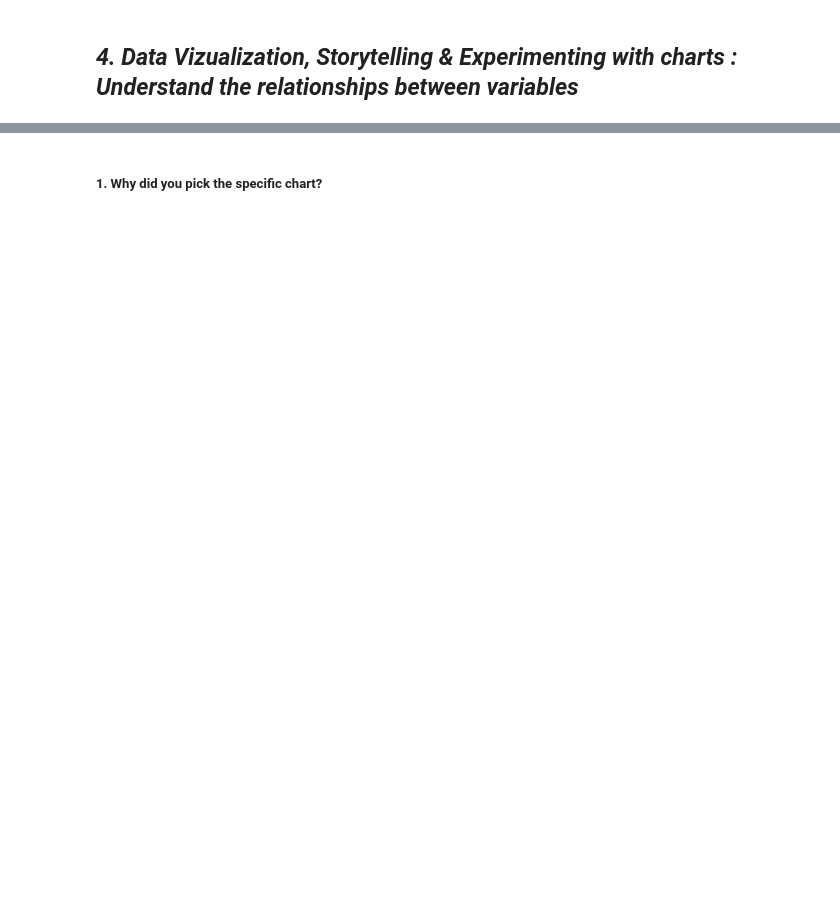
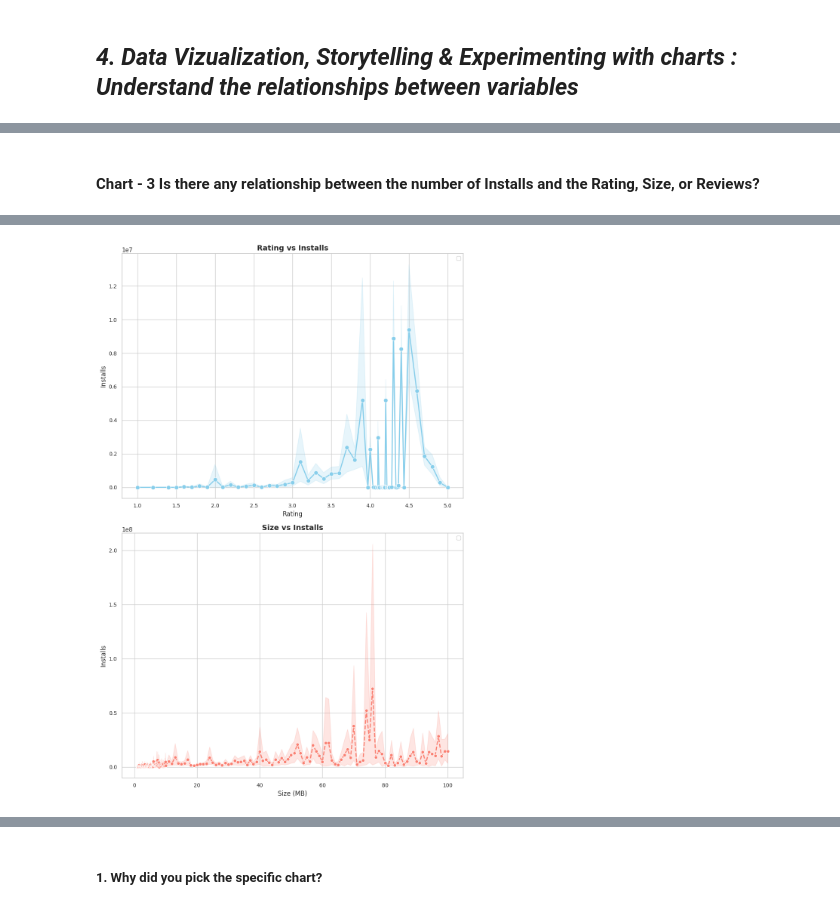
Before and after one commit to AbhinavNautiyal123/playstore_app_analysis, a Jupyter notebook: Play_Store_App_Review_Analysis.ipynb, the cells around one changed output, grey strips where cells are left out. Drawn from its saved outputs; the diff is of its cells as text; code cells hidden in the pictures; blank space fills up the shorter version.

```diff
--- a/Play_Store_App_Review_Analysis.ipynb
+++ b/Play_Store_App_Review_Analysis.ipynb
@@ -191,0 +1188,37 @@ Answer Here.
+# %% [markdown]
+#### **Chart - 3 Is there any relationship between the number of Installs and the Rating, Size, or Reviews?**
+# %%
+import matplotlib.pyplot as plt
+import seaborn as sns
+
+# Set style
+sns.set(style="whitegrid")
+
+# Create figure and axes
+fig, ax = plt.subplots(2 ,1, figsize=(10, 15))
+
+
+# Plot 1: Rating vs Installs
+sns.lineplot(x='Rating', y='Installs', data=playstore_df, ax=ax[0], color='skyblue', marker='o', markersize=8, linestyle='-', linewidth=2)
+ax[0].set_title('Rating vs Installs', fontsize=14,fontweight='bold')
+ax[0].set_xlabel('Rating', fontsize=12)
+ax[0].set_ylabel('Installs', fontsize=12)
+ax[0].tick_params(axis='both', which='major', labelsize=10)
+ax[0].legend(fontsize=10)
+
+# Plot 2: Size vs Installs with Reviews as marker size
+
+sns.lineplot(x='Size_in_MB', y='Installs', data=playstore_df, ax=ax[1], color='salmon', marker='o', linestyle='--', linewidth=2)
+ax[1].set_title('Size vs Installs', fontsize=14,fontweight='bold')
+ax[1].set_xlabel('Size (MB)', fontsize=12)
+ax[1].set_ylabel('Installs', fontsize=12)
+ax[1].tick_params(axis='both', which='major', labelsize=10)
+ax[1].legend(fontsize=10)
+
+
+# Adjust layout
+plt.tight_layout()
+
+# Show plot
+plt.show()
+# %% [output]
@@ -191,0 +1227 @@ Answer Here.
+[figure, added]
```
Also changed, not shown: parts of 383 cells of this notebook.
